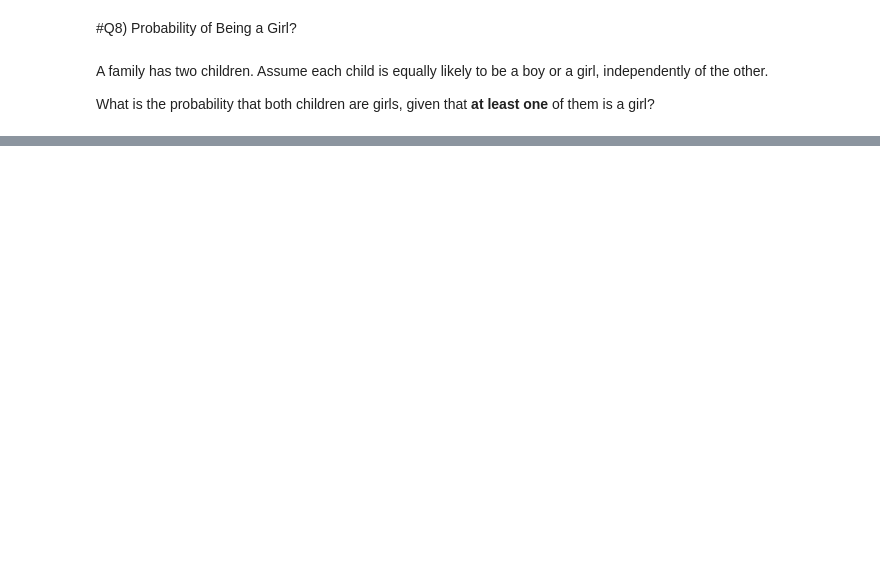
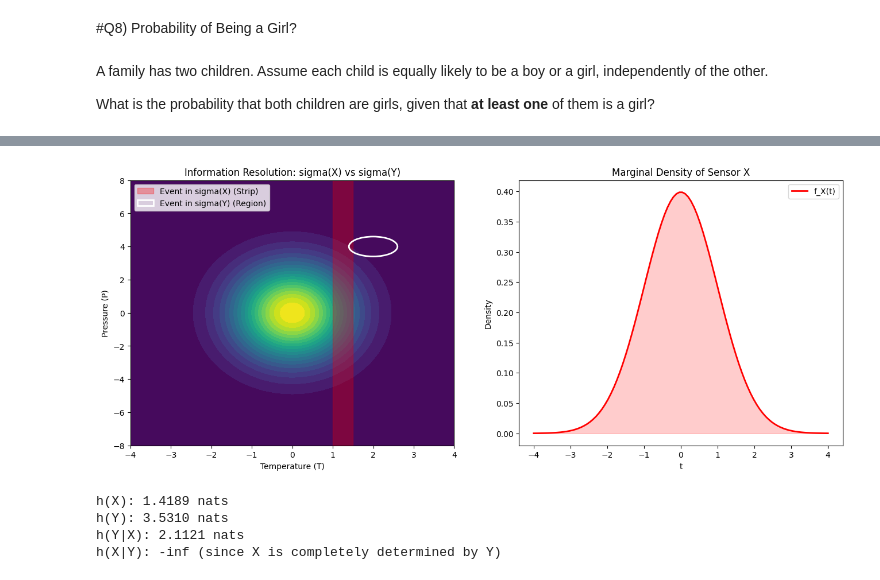
Before and after one commit to tiran543/Statistical-Learning-e23094, a Jupyter notebook: Copy_of_fundamentals_of_probability_assignment.ipynb, the cells around one changed output, grey strips where cells are left out. Saved outputs shown, nothing was run; the diff lists cells and outputs as text; code cells hidden in the pictures; blank space fills up the shorter version.

```diff
--- a/Copy_of_fundamentals_of_probability_assignment.ipynb
+++ b/Copy_of_fundamentals_of_probability_assignment.ipynb
@@ -1543,0 +419,61 @@ Answer the following.
+# %%
+import numpy as np
+import matplotlib.pyplot as plt
+from scipy.stats import norm, multivariate_normal
+
+# 1. Define Model Parameters
+# Temperature (T) ~ N(0, 1), Pressure (P) ~ N(0, 4)
+# Y = (T, P) represents the full state; X = T is the sensor reading.
+mean = [0, 0]
+cov = [[1, 0], [0, 4]]
+rv = multivariate_normal(mean, cov)
+
+# 2. Visualization of Information Resolution (sigma-algebras)
+x = np.linspace(-4, 4, 100)
+p = np.linspace(-8, 8, 100)
+X_grid, P_grid = np.meshgrid(x, p)
+pos = np.dstack((X_grid, P_grid))
+Z = rv.pdf(pos)
+
+fig, ax = plt.subplots(1, 2, figsize=(16, 6))
+
+# Plot 1: Joint Density f_Y and sigma-algebra comparison
+contour = ax[0].contourf(X_grid, P_grid, Z, levels=20, cmap='viridis')
+ax[0].set_title("Information Resolution: sigma(X) vs sigma(Y)")
+ax[0].set_xlabel("Temperature (T)")
+ax[0].set_ylabel("Pressure (P)")
+
+# sigma(X) only sees temperature; it resolves events as vertical strips.
+ax[0].axvspan(1.0, 1.5, color='red', alpha=0.3, label='Event in sigma(X) (Strip)')
+# sigma(Y) resolves both; it can see specific regions or points.
+circle = plt.Circle((2, 4), 0.6, color='white', fill=False, linewidth=2, label='Event in sigma(Y) (Region)')
+ax[0].add_patch(circle)
+ax[0].legend()
+
+# Plot 2: Marginal Density f_X(t)
+x_pdf = norm.pdf(x, 0, 1)
+ax[1].plot(x, x_pdf, 'r-', lw=2, label='f_X(t)')
+ax[1].fill_between(x, x_pdf, color='red', alpha=0.2)
+ax[1].set_title("Marginal Density of Sensor X")
+ax[1].set_xlabel("t")
+ax[1].set_ylabel("Density")
+ax[1].legend()
+
+plt.show()
+
+# 3. Differential Entropy Calculations (nats)
+# h(X) = 0.5 * ln(2 * pi * e * sigma^2)
+h_X = 0.5 * np.log(2 * np.pi * np.e * 1)
+h_P = 0.5 * np.log(2 * np.pi * np.e * 4)
+h_Y = h_X + h_P
+
+print(f"h(X): {h_X:.4f} nats")
+print(f"h(Y): {h_Y:.4f} nats")
+print(f"h(Y|X): {h_P:.4f} nats")
+print("h(X|Y): -inf (since X is completely determined by Y)")
+# %% [output]
+[figure, added]
+h(X): 1.4189 nats
+h(Y): 3.5310 nats
+h(Y|X): 2.1121 nats
+h(X|Y): -inf (since X is completely determined by Y)
```
Also changed, not shown: parts of 39 cells of this notebook.
